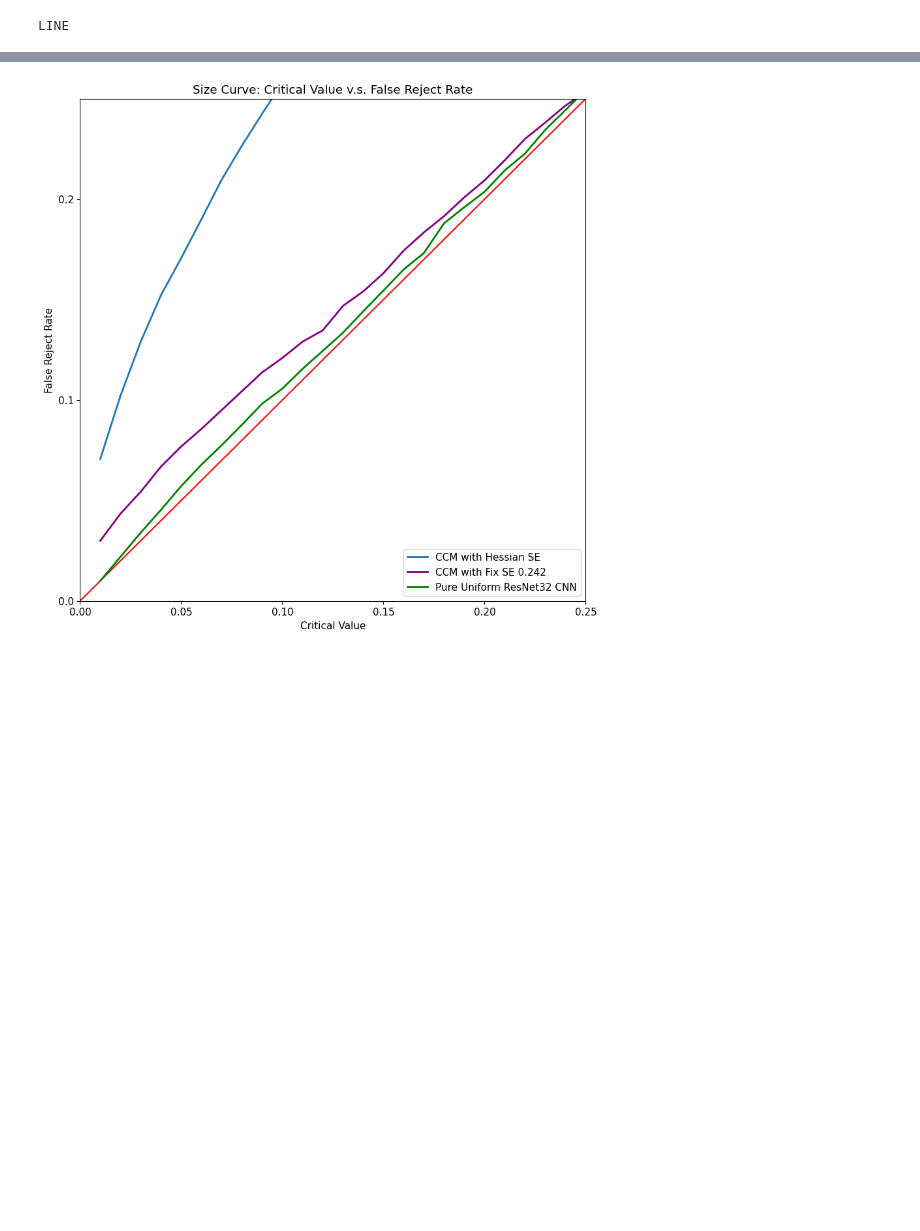
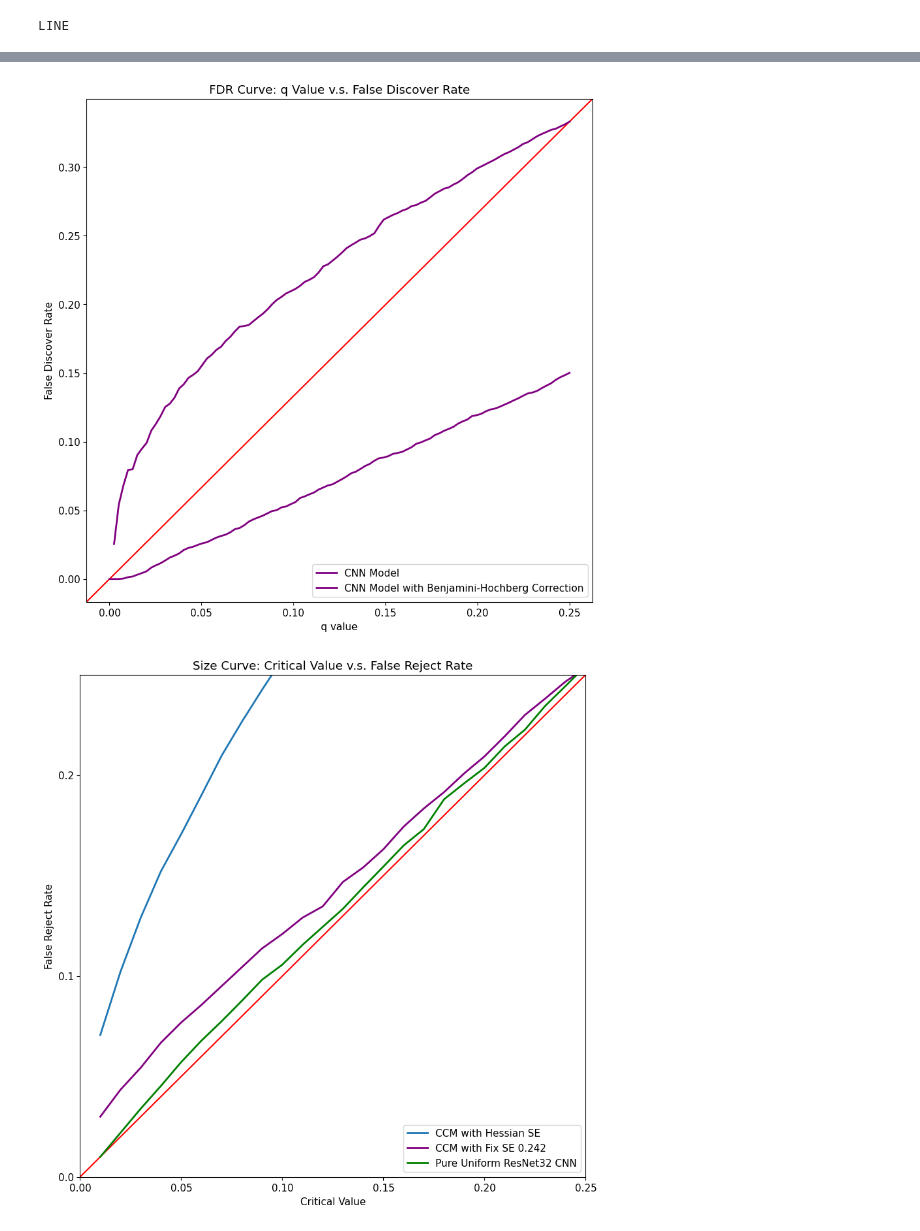
Before and after one commit to EasonJia9598/gene_interaction_CNN, a Jupyter notebook: mirror_statistics.ipynb, the cells around one changed output, grey strips where cells are left out. Cells and saved outputs as stored; diff of their text form; code cells hidden in the pictures; blank space fills up the shorter version.

```diff
--- a/mirror_statistics.ipynb
+++ b/mirror_statistics.ipynb
@@ -372,3 +412,84 @@ LINE
+# %%
+from scipy.stats import norm
+my_array = np.arange(1, 110, 1)
+z_score = []
+
+q_values = np.linspace(0, 0.25, 100)
+
+for i in range(1, 30, 1):
+    q25 = norm.ppf(0.01 * i/2)
+    z_score.append(np.abs(q25))
+
+plt.rcParams.update({'font.size': 11})
+
+plt.figure(figsize=(10, 10))
+
+plt.plot([0, 1], [0, 1], transform=plt.gca().transAxes, color = 'red')
+
+
+x_axis = []
+y_axis = []
+
+index = 0
+
+for q in q_values:
+    predictions_edge = p_value_predictions < q
+    truth_edge = pd.melt(truth*2)
+    truth_edge = (truth_edge == 1)
+    predictions_edge = pd.melt(predictions_edge)
+    total_melt = pd.concat([truth_edge, predictions_edge], axis=1)
+
+    conf_matrix = confusion_matrix(truth_edge.iloc[:, 1], predictions_edge.iloc[:, 1])
+    # Extract values from the confusion matrix
+    TN, FP, FN, TP = conf_matrix.ravel()
+    FDR = FP / (FP + TP)
+    # Plot ROC curve
+    x_axis.append(q)
+    # y_axis.append(((truth_edge.iloc[:, 1] == 0) == (predictions_edge.iloc[:, 1] == 1) ).sum() / (truth_edge.iloc[:, 1] == 0).sum())
+    # y_axis.append(total_melt[truth_edge.iloc[:,1] == False].iloc[:, 3].sum() / len(total_melt[truth_edge.iloc[:,1] == False].iloc[:, 3]))
+    y_axis.append(FDR)
+
+    # print(np.round(z,2))
+    # if np.round(z,2) == 1.92:
+        # plt.scatter(1 - specificity, sensitivity, color = 'blue',label = 'CNN', s=100)
+    index += 1
+
+plt.plot(x_axis, y_axis, lw=2, color = 'purple', label=f'CNN Model')
+
+
+x_axis = []
+y_axis = []
+
+index = 0
+
+for q in q_values:
+    predictions_edge = corrected_df < q
+    truth_edge = pd.melt(truth*2)
+    truth_edge = (truth_edge == 1)
+    predictions_edge = pd.melt(predictions_edge)
+    total_melt = pd.concat([truth_edge, predictions_edge], axis=1)
+    # Plot ROC curve
+    x_axis.append(q)
+    # y_axis.append(((truth_edge.iloc[:, 1] == 0) == (predictions_edge.iloc[:, 1] == 1) ).sum() / (truth_edge.iloc[:, 1] == 0).sum())
+    y_axis.append(total_melt[truth_edge.iloc[:,1] == False].iloc[:, 3].sum() / len(total_melt[truth_edge.iloc[:,1] == False].iloc[:, 3]))
+    # print(np.round(z,2))
+    # if np.round(z,2) == 1.92:
+        # plt.scatter(1 - specificity, sensitivity, color = 'blue',label = 'CNN', s=100)
+    index += 1
+
+plt.plot(x_axis, y_axis, lw=2, color = 'purple', label=f'CNN Model with Benjamini-Hochberg Correction')
+
+plt.xlabel('q value')
+plt.ylabel('False Discover Rate')
+plt.title(f'FDR Curve: q Value v.s. False Discover Rate')
+plt.legend(loc='lower right')
+# plt.yticks(np.arange(0, 1.01, step=0.1))
+# plt.xticks(np.arange(0, 1.01, step=0.05))
+# plt.ylim(0, 0.25)
+# plt.xlim(0, 0.25)
+plt.show()
+# %% [output]
+[figure, added]
 # %%
 from scipy.stats import norm
 my_array = np.arange(1, 30, 1)
```
Also changed, not shown: parts of 6 cells of this notebook, 7 other files.
